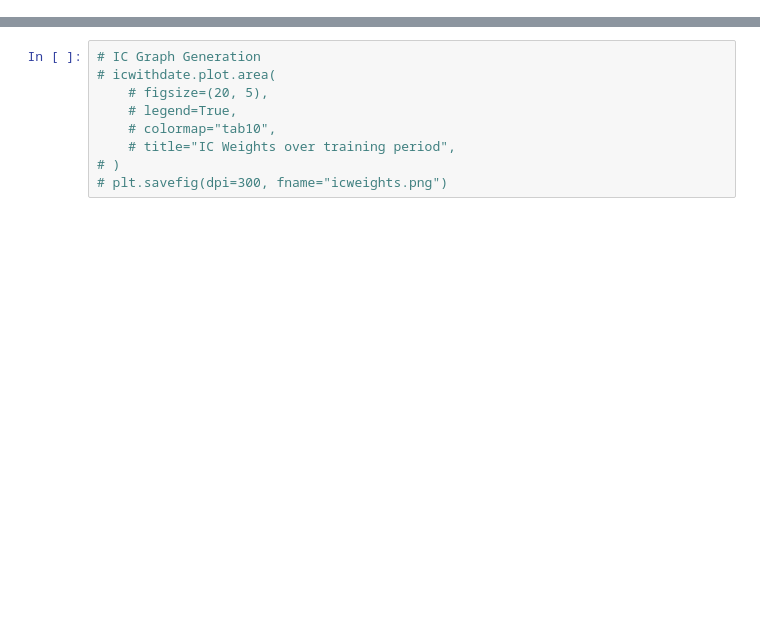
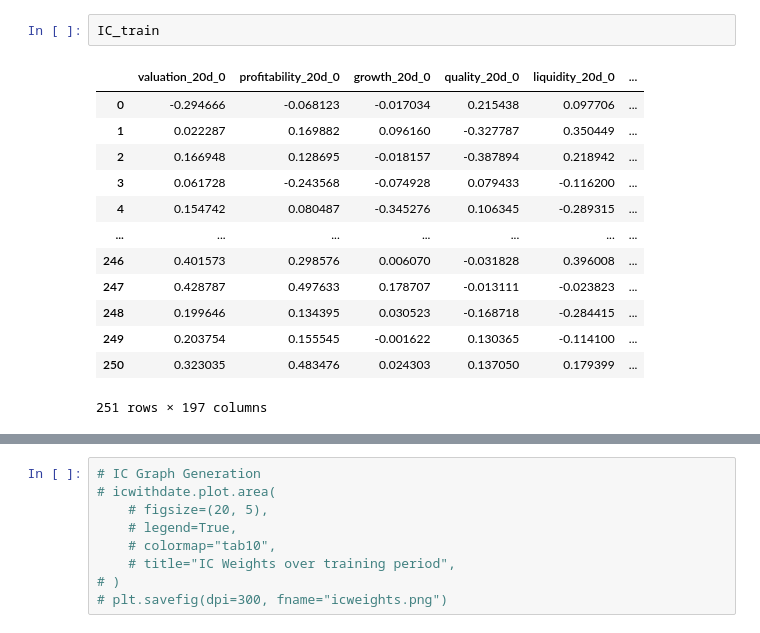
Before and after one commit to taehokimmm/MFSS-XGBoost, a Jupyter notebook: MFSS-XGBoost.ipynb, the cells around one changed output, grey strips where cells are left out. Drawn from its saved outputs; the diff is of its cells as text; blank space fills up the shorter version.

```diff
--- a/MFSS-XGBoost.ipynb
+++ b/MFSS-XGBoost.ipynb
@@ -105,4 +397,20 @@ from StockHelper import createICDataFrame
 IC_train, nextIC_train, icwithdate = createICDataFrame(dow30, TRAIN_PERIOD, CONFIG)
+# %%
+IC_train
+# %% [output]
+|  | valuation_20d_0 | profitability_20d_0 | growth_20d_0 | quality_20d_0 | liquidity_20d_0 | ... |
+| 0 | -0.294666 | -0.068123 | -0.017034 | 0.215438 | 0.097706 | ... |
+| 1 | 0.022287 | 0.169882 | 0.096160 | -0.327787 | 0.350449 | ... |
+| 2 | 0.166948 | 0.128695 | -0.018157 | -0.387894 | 0.218942 | ... |
+| 3 | 0.061728 | -0.243568 | -0.074928 | 0.079433 | -0.116200 | ... |
+| 4 | 0.154742 | 0.080487 | -0.345276 | 0.106345 | -0.289315 | ... |
+| ... | ... | ... | ... | ... | ... | ... |
+| 246 | 0.401573 | 0.298576 | 0.006070 | -0.031828 | 0.396008 | ... |
+| 247 | 0.428787 | 0.497633 | 0.178707 | -0.013111 | -0.023823 | ... |
+| 248 | 0.199646 | 0.134395 | 0.030523 | -0.168718 | -0.284415 | ... |
+| 249 | 0.203754 | 0.155545 | -0.001622 | 0.130365 | -0.114100 | ... |
+| 250 | 0.323035 | 0.483476 | 0.024303 | 0.137050 | 0.179399 | ... |
+251 rows × 197 columns
 # %%
 print(IC_train.shape)
 # %% [output]
```
Also changed, not shown: parts of 17 cells of this notebook, 5 other files.
